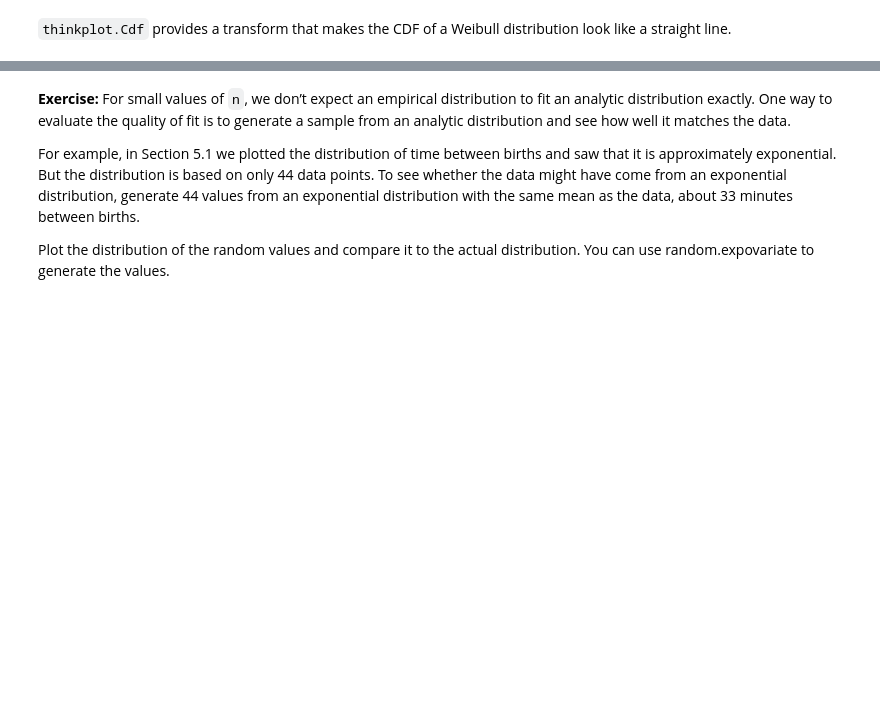
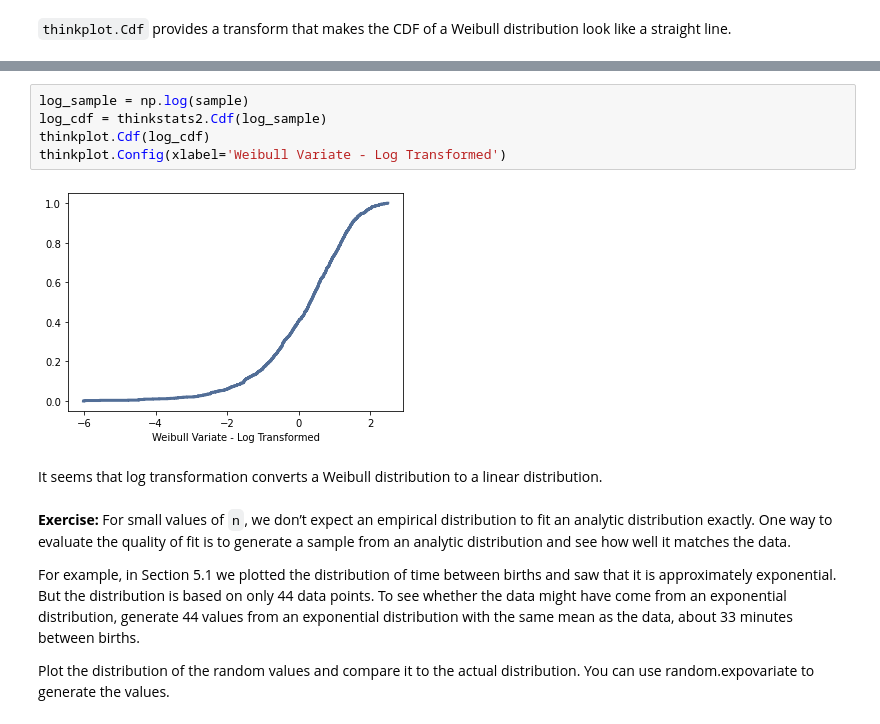
Before and after one commit to Morgan-Sell/ThinkStats2, a Jupyter notebook: code/chap05ex.ipynb, the cells around one changed output, grey strips where cells are left out. Cells and saved outputs as stored; diff of their text form; blank space fills up the shorter version.

```diff
--- a/code/chap05ex.ipynb
+++ b/code/chap05ex.ipynb
@@ -438,3 +478,12 @@ thinkplot.Config(xlabel='Weibull variate', ylabel='CCDF')
+# %%
+log_sample = np.log(sample)
+log_cdf = thinkstats2.Cdf(log_sample)
+thinkplot.Cdf(log_cdf)
+thinkplot.Config(xlabel='Weibull Variate - Log Transformed')
+# %% [output]
+[figure, added]
+# %% [markdown]
+It seems that log transformation converts a Weibull distribution to a linear distribution.
 # %% [markdown]
 **Exercise:** For small values of `n`, we don’t expect an empirical distribution to fit an analytic distribution exactly. One way to evaluate the quality of fit is to generate a sample from an analytic distribution and see how well it matches the data.
 
```
Also changed, not shown: parts of 28 cells of this notebook.
